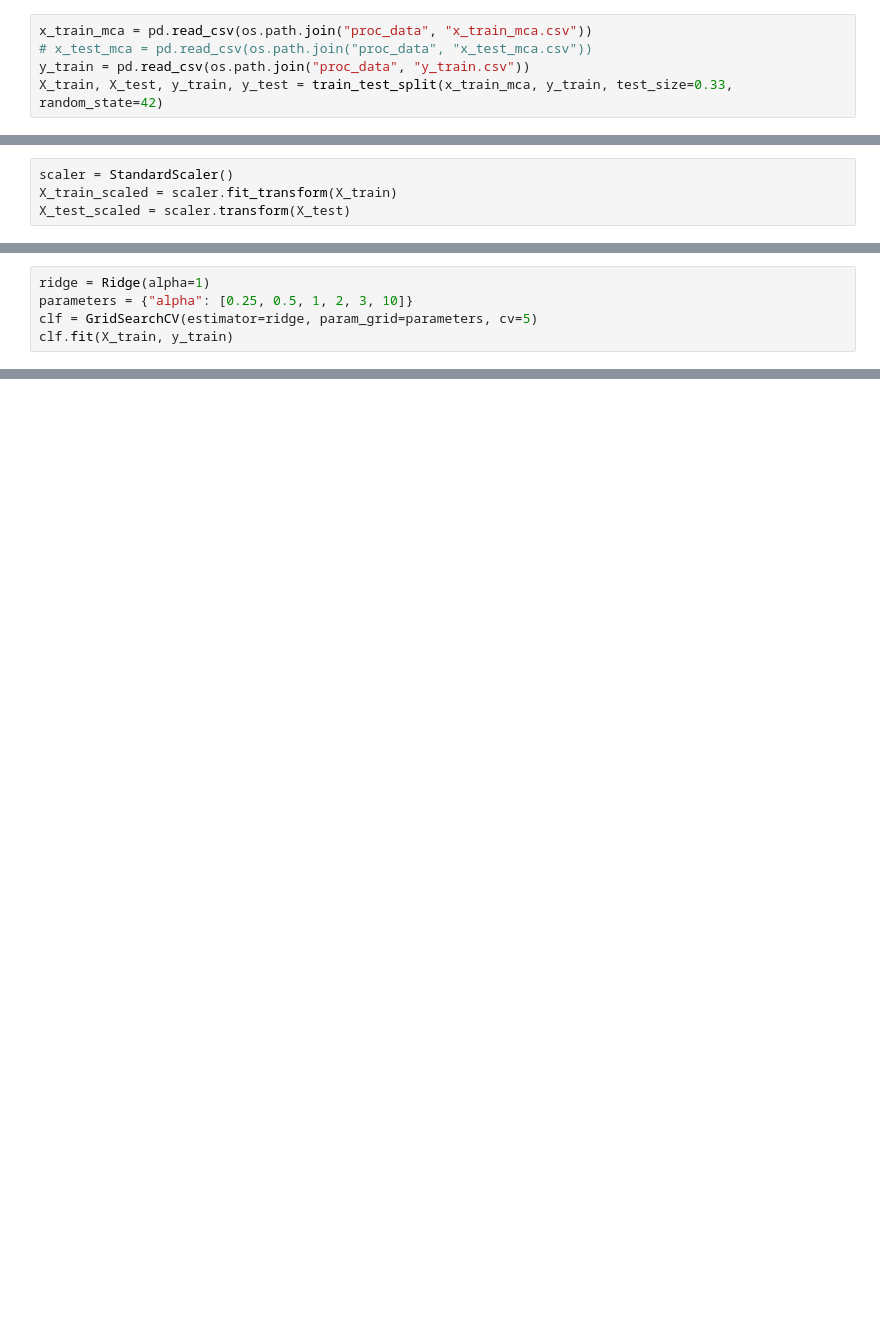
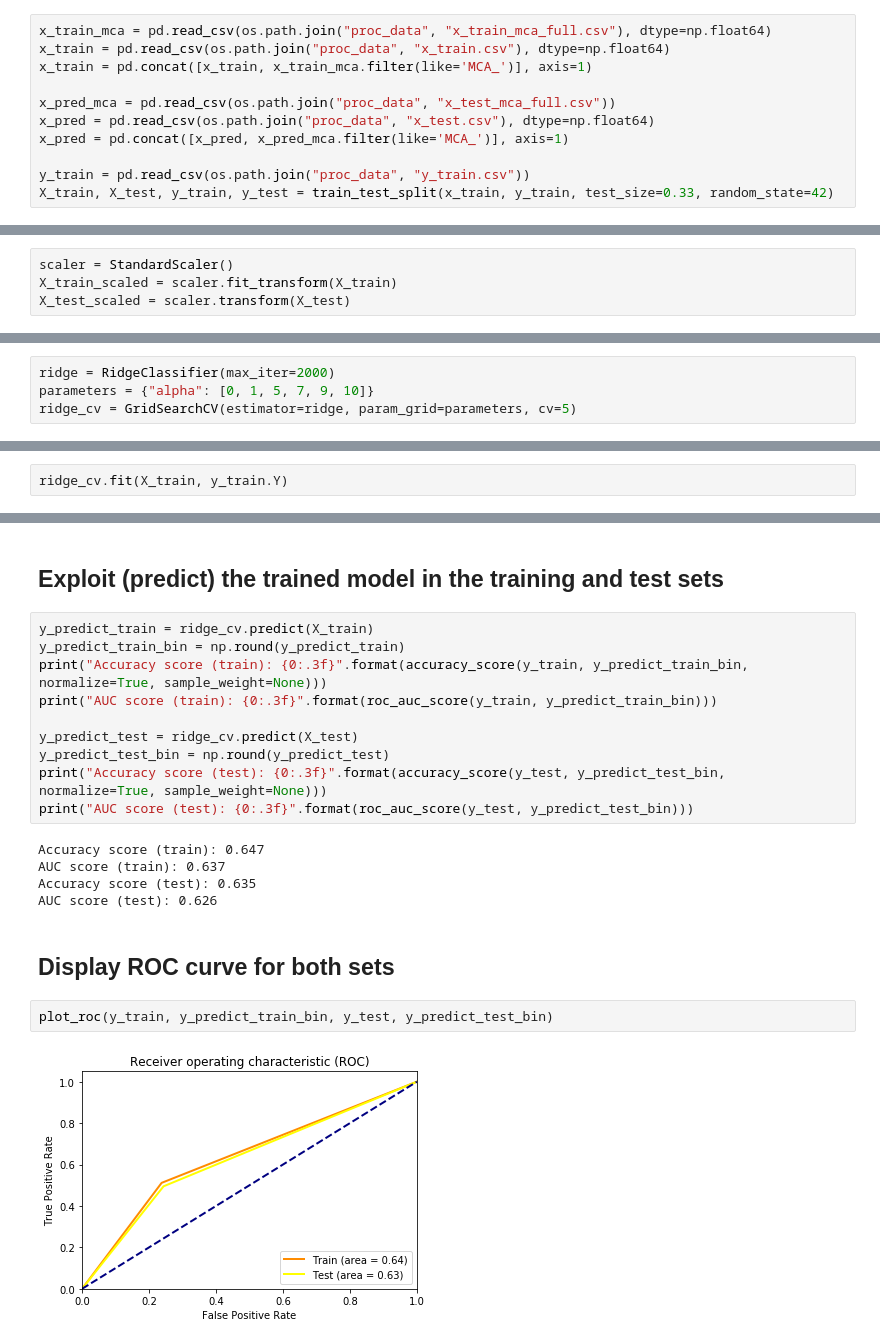
Before and after one commit to antortjim/test_datrik, a Jupyter notebook: models.ipynb, the cells around one changed output, grey strips where cells are left out. Drawn from its saved outputs; the diff is of its cells as text; blank space fills up the shorter version.

Commit message:
Commend EDA, update figures, polish jupyter notebook, save predictions and save empty RData and proc_data dirs

```diff
--- a/models.ipynb
+++ b/models.ipynb
@@ -16,5 +56,11 @@ from sklearn.preprocessing import StandardScaler
 # %%
-x_train_mca = pd.read_csv(os.path.join("proc_data", "x_train_mca.csv"))
-# x_test_mca = pd.read_csv(os.path.join("proc_data", "x_test_mca.csv"))
+x_train_mca = pd.read_csv(os.path.join("proc_data", "x_train_mca_full.csv"), dtype=np.float64)
+x_train = pd.read_csv(os.path.join("proc_data", "x_train.csv"), dtype=np.float64)
+x_train = pd.concat([x_train, x_train_mca.filter(like='MCA_')], axis=1)
+
+x_pred_mca = pd.read_csv(os.path.join("proc_data", "x_test_mca_full.csv"))
+x_pred = pd.read_csv(os.path.join("proc_data", "x_test.csv"), dtype=np.float64)
+x_pred = pd.concat([x_pred, x_pred_mca.filter(like='MCA_')], axis=1)
+
 y_train = pd.read_csv(os.path.join("proc_data", "y_train.csv"))
-X_train, X_test, y_train, y_test = train_test_split(x_train_mca, y_train, test_size=0.33, random_state=42)
+X_train, X_test, y_train, y_test = train_test_split(x_train, y_train, test_size=0.33, random_state=42)
@@ -53,5 +90,4 @@ X_train_transform.head()
 # %%
-ridge = Ridge(alpha=1)
-parameters = {"alpha": [0.25, 0.5, 1, 2, 3, 10]}
-clf = GridSearchCV(estimator=ridge, param_grid=parameters, cv=5)
-clf.fit(X_train, y_train)
+ridge = RidgeClassifier(max_iter=2000)
+parameters = {"alpha": [0, 1, 5, 7, 9, 10]}
+ridge_cv = GridSearchCV(estimator=ridge, param_grid=parameters, cv=5)
@@ -99,0 +94,2 @@ plt.show()
+# %%
+ridge_cv.fit(X_train, y_train.Y)
@@ -99,0 +112,23 @@ plt.show()
+# %% [markdown]
+## Exploit (predict) the trained model in the training and test sets
+# %%
+y_predict_train = ridge_cv.predict(X_train)
+y_predict_train_bin = np.round(y_predict_train)
+print("Accuracy score (train): {0:.3f}".format(accuracy_score(y_train, y_predict_train_bin, normalize=True, sample_weight=None)))
+print("AUC score (train): {0:.3f}".format(roc_auc_score(y_train, y_predict_train_bin)))
+
+y_predict_test = ridge_cv.predict(X_test)
+y_predict_test_bin = np.round(y_predict_test)
+print("Accuracy score (test): {0:.3f}".format(accuracy_score(y_test, y_predict_test_bin, normalize=True, sample_weight=None)))
+print("AUC score (test): {0:.3f}".format(roc_auc_score(y_test, y_predict_test_bin)))
+# %% [output]
+Accuracy score (train): 0.647
+AUC score (train): 0.637
+Accuracy score (test): 0.635
+AUC score (test): 0.626
+# %% [markdown]
+## Display ROC curve for both sets
+# %%
+plot_roc(y_train, y_predict_train_bin, y_test, y_predict_test_bin)
+# %% [output]
+[figure, added]
```
Also changed, not shown: parts of 41 cells of this notebook, 40 other files.
